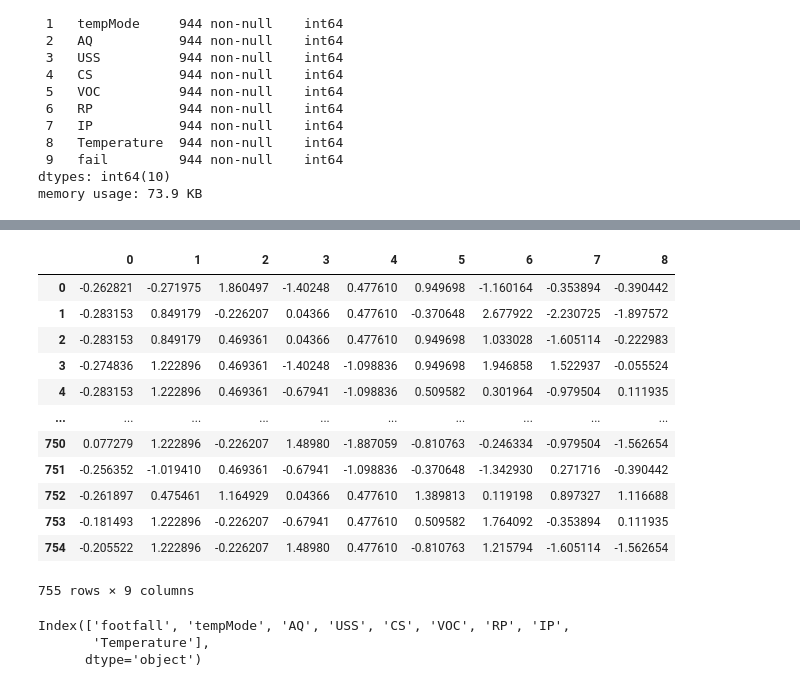
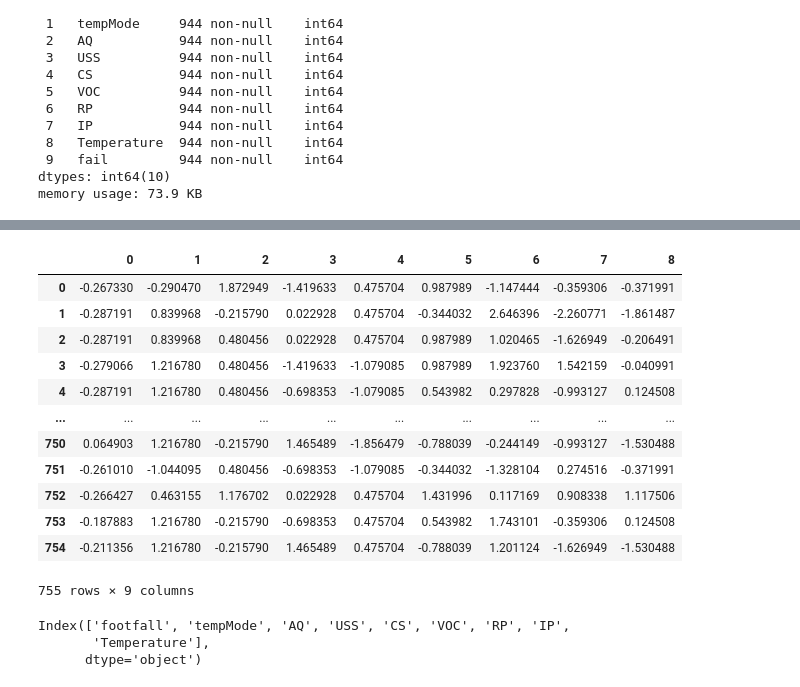
Before and after one commit to moaazreda55/machine_failuire, a Jupyter notebook: notebooks/prep_and_train.ipynb, the cells around one changed output, grey strips where cells are left out. Cells and saved outputs as stored; diff of their text form; code cells hidden in the pictures.

```diff
--- a/notebooks/prep_and_train.ipynb
+++ b/notebooks/prep_and_train.ipynb
@@ -72,25 +72,27 @@ import mlflow
 import mlflow.pytorch
 import optuna
 # %%
-sclaer=StandardScaler()
-X_scl=sclaer.fit_transform(X)
-X_train,X_test,y_train,y_test = train_test_split(X_scl,y,test_size=0.2,random_state=42,shuffle=True)
+scaler=StandardScaler()
+
+X_train,X_test,y_train,y_test = train_test_split(X,y,test_size=0.2,random_state=42,shuffle=True)
 # %%
-X_train =pd.DataFrame(X_train)
-X_test =pd.DataFrame(X_test)
-X_train
+X_train_scaled = scaler.fit_transform(X_train)
+X_test_scaled = scaler.transform(X_test)
+X_train_scaled =pd.DataFrame(X_train_scaled)
+X_test_scaled =pd.DataFrame(X_test_scaled)
+X_train_scaled
 # %% [output]
 |  | 0 | 1 | 2 | 3 | 4 | 5 | 6 | 7 | 8 |
-| 0 | -0.262821 | -0.271975 | 1.860497 | -1.40248 | 0.477610 | 0.949698 | -1.160164 | -0.353894 | -0.390442 |
-| 1 | -0.283153 | 0.849179 | -0.226207 | 0.04366 | 0.477610 | -0.370648 | 2.677922 | -2.230725 | -1.897572 |
-| 2 | -0.283153 | 0.849179 | 0.469361 | 0.04366 | 0.477610 | 0.949698 | 1.033028 | -1.605114 | -0.222983 |
-| 3 | -0.274836 | 1.222896 | 0.469361 | -1.40248 | -1.098836 | 0.949698 | 1.946858 | 1.522937 | -0.055524 |
-| 4 | -0.283153 | 1.222896 | 0.469361 | -0.67941 | -1.098836 | 0.509582 | 0.301964 | -0.979504 | 0.111935 |
+| 0 | -0.267330 | -0.290470 | 1.872949 | -1.419633 | 0.475704 | 0.987989 | -1.147444 | -0.359306 | -0.371991 |
+| 1 | -0.287191 | 0.839968 | -0.215790 | 0.022928 | 0.475704 | -0.344032 | 2.646396 | -2.260771 | -1.861487 |
+| 2 | -0.287191 | 0.839968 | 0.480456 | 0.022928 | 0.475704 | 0.987989 | 1.020465 | -1.626949 | -0.206491 |
+| 3 | -0.279066 | 1.216780 | 0.480456 | -1.419633 | -1.079085 | 0.987989 | 1.923760 | 1.542159 | -0.040991 |
+| 4 | -0.287191 | 1.216780 | 0.480456 | -0.698353 | -1.079085 | 0.543982 | 0.297828 | -0.993127 | 0.124508 |
 | ... | ... | ... | ... | ... | ... | ... | ... | ... | ... |
-| 750 | 0.077279 | 1.222896 | -0.226207 | 1.48980 | -1.887059 | -0.810763 | -0.246334 | -0.979504 | -1.562654 |
-| 751 | -0.256352 | -1.019410 | 0.469361 | -0.67941 | -1.098836 | -0.370648 | -1.342930 | 0.271716 | -0.390442 |
-| 752 | -0.261897 | 0.475461 | 1.164929 | 0.04366 | 0.477610 | 1.389813 | 0.119198 | 0.897327 | 1.116688 |
-| 753 | -0.181493 | 1.222896 | -0.226207 | -0.67941 | 0.477610 | 0.509582 | 1.764092 | -0.353894 | 0.111935 |
-| 754 | -0.205522 | 1.222896 | -0.226207 | 1.48980 | 0.477610 | -0.810763 | 1.215794 | -1.605114 | -1.562654 |
+| 750 | 0.064903 | 1.216780 | -0.215790 | 1.465489 | -1.856479 | -0.788039 | -0.244149 | -0.993127 | -1.530488 |
+| 751 | -0.261010 | -1.044095 | 0.480456 | -0.698353 | -1.079085 | -0.344032 | -1.328104 | 0.274516 | -0.371991 |
+| 752 | -0.266427 | 0.463155 | 1.176702 | 0.022928 | 0.475704 | 1.431996 | 0.117169 | 0.908338 | 1.117506 |
+| 753 | -0.187883 | 1.216780 | -0.215790 | -0.698353 | 0.475704 | 0.543982 | 1.743101 | -0.359306 | 0.124508 |
+| 754 | -0.211356 | 1.216780 | -0.215790 | 1.465489 | 0.475704 | -0.788039 | 1.201124 | -1.626949 | -1.530488 |
 755 rows × 9 columns
 # %%
```
Also changed, not shown: parts of 7 cells of this notebook.
